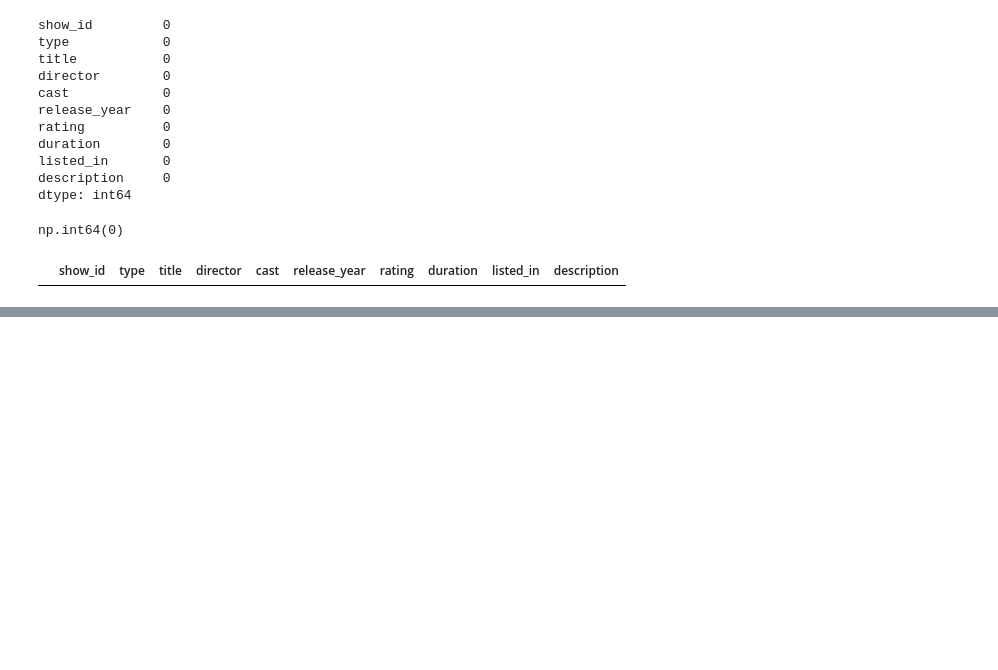
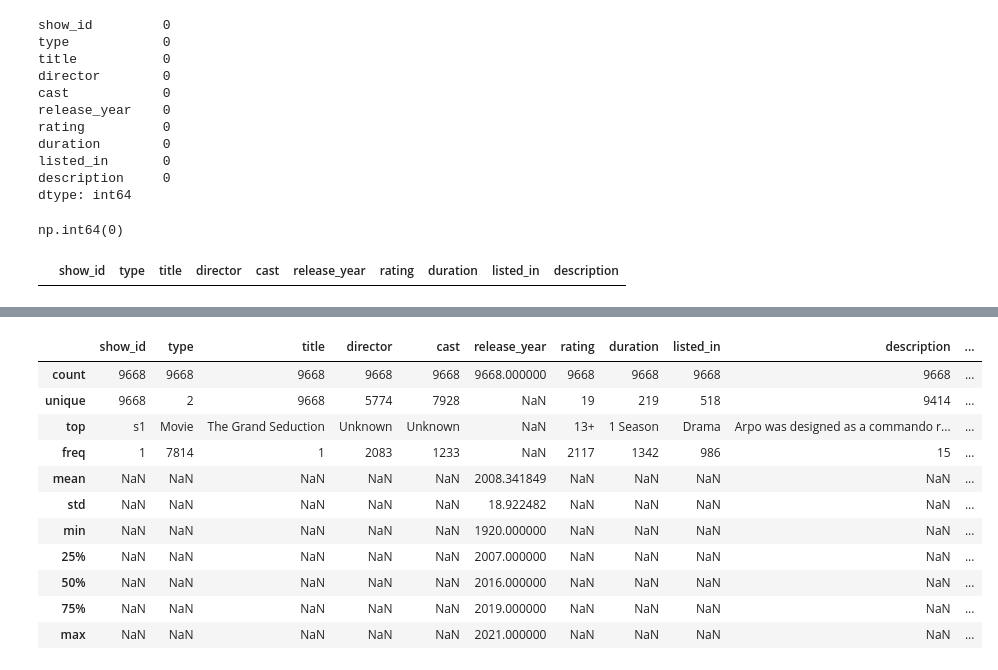
Before and after one commit to AhammedSameer46/bia-data-science, a Jupyter notebook: Data_Visulization/Data_cleaning/Amazon_ver1.ipynb, the cells around one changed output, grey strips where cells are left out. Cells and saved outputs as stored; diff of their text form; code cells hidden in the pictures; blank space fills up the shorter version.

```diff
--- a/Data_Visulization/Data_cleaning/Amazon_ver1.ipynb
+++ b/Data_Visulization/Data_cleaning/Amazon_ver1.ipynb
@@ -190,3 +190,7 @@ np.int64(0)
 df[df["title"].duplicated(keep=False)].sort_values("title")
 # %% [output]
 |  | show_id | type | title | director | cast | release_year | rating | duration | listed_in | description |
+# %%
+df[["duration_value", "duration_unit"]] = df["duration"].str.extract(r"(\d+)\s+(\w+)")
+
+df["duration_value"] = df["duration_value"].astype(int)
@@ -192,0 +246,4 @@ df[df["title"].duplicated(keep=False)].sort_values("title")
+# %%
+df["duration_unit"] = df["duration_unit"].replace({
+    "Season": "Seasons"
+})
@@ -192,0 +257,9 @@ df[df["title"].duplicated(keep=False)].sort_values("title")
+# %%
+df["rating"] = df["rating"].replace({
+    "UNRATED": "Not Rated",
+    "NOT_RATE": "Not Rated",
+    "ALL_AGES": "ALL",
+    "AGES_16_": "16+",
+    "AGES_18_": "18+",
+    "16": "16+"
+})
@@ -192,0 +286,2 @@ df[df["title"].duplicated(keep=False)].sort_values("title")
+# %%
+df["release_decade"] = (df["release_year"] // 10) * 10
@@ -192,0 +328,15 @@ df[df["title"].duplicated(keep=False)].sort_values("title")
+# %%
+df.describe(include="all")
+# %% [output]
+|  | show_id | type | title | director | cast | release_year | rating | duration | listed_in | description | ... |
+| count | 9668 | 9668 | 9668 | 9668 | 9668 | 9668.000000 | 9668 | 9668 | 9668 | 9668 | ... |
+| unique | 9668 | 2 | 9668 | 5774 | 7928 | NaN | 19 | 219 | 518 | 9414 | ... |
+| top | s1 | Movie | The Grand Seduction | Unknown | Unknown | NaN | 13+ | 1 Season | Drama | Arpo was designed as a commando r... | ... |
+| freq | 1 | 7814 | 1 | 2083 | 1233 | NaN | 2117 | 1342 | 986 | 15 | ... |
+| mean | NaN | NaN | NaN | NaN | NaN | 2008.341849 | NaN | NaN | NaN | NaN | ... |
+| std | NaN | NaN | NaN | NaN | NaN | 18.922482 | NaN | NaN | NaN | NaN | ... |
+| min | NaN | NaN | NaN | NaN | NaN | 1920.000000 | NaN | NaN | NaN | NaN | ... |
+| 25% | NaN | NaN | NaN | NaN | NaN | 2007.000000 | NaN | NaN | NaN | NaN | ... |
+| 50% | NaN | NaN | NaN | NaN | NaN | 2016.000000 | NaN | NaN | NaN | NaN | ... |
+| 75% | NaN | NaN | NaN | NaN | NaN | 2019.000000 | NaN | NaN | NaN | NaN | ... |
+| max | NaN | NaN | NaN | NaN | NaN | 2021.000000 | NaN | NaN | NaN | NaN | ... |
```
Also changed, not shown: parts of 8 cells of this notebook.
